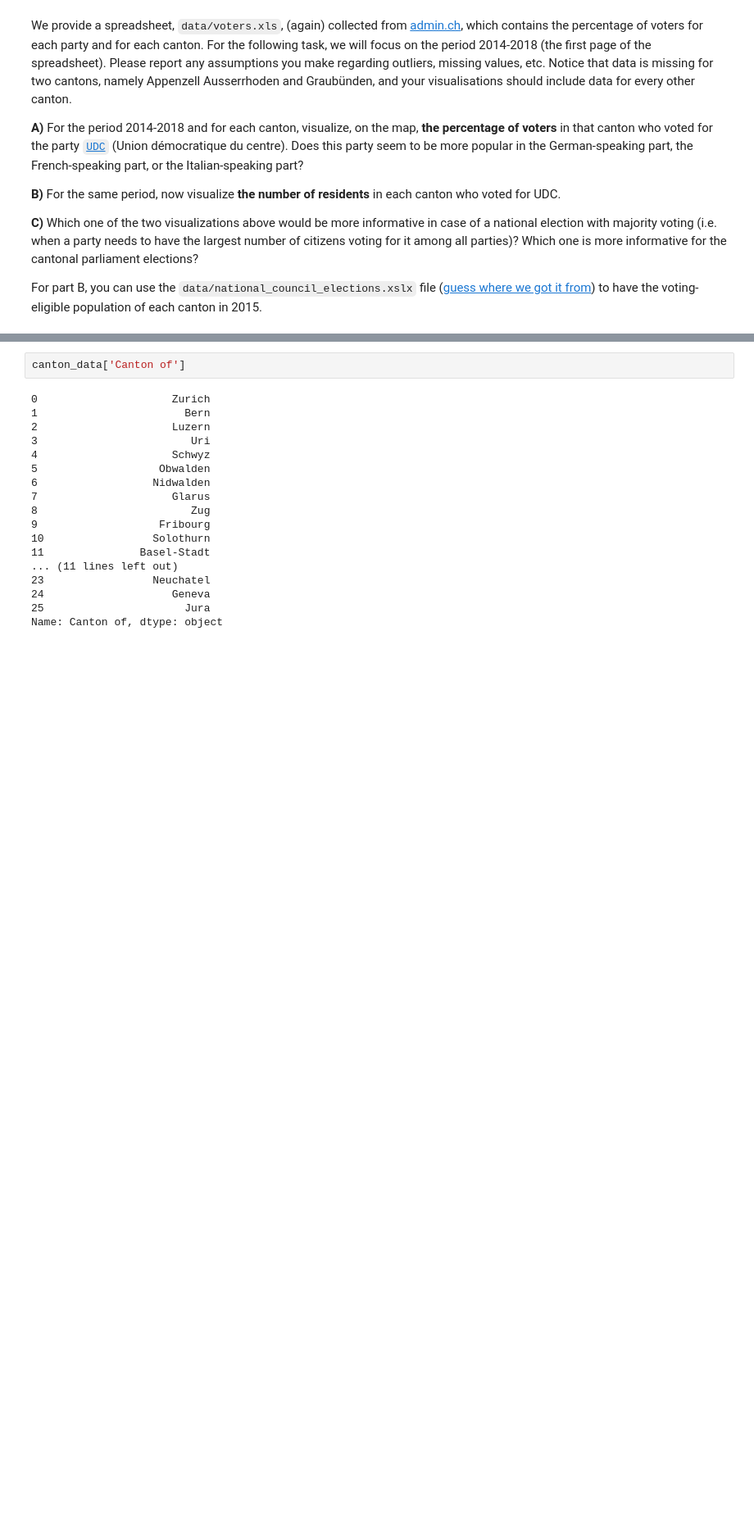
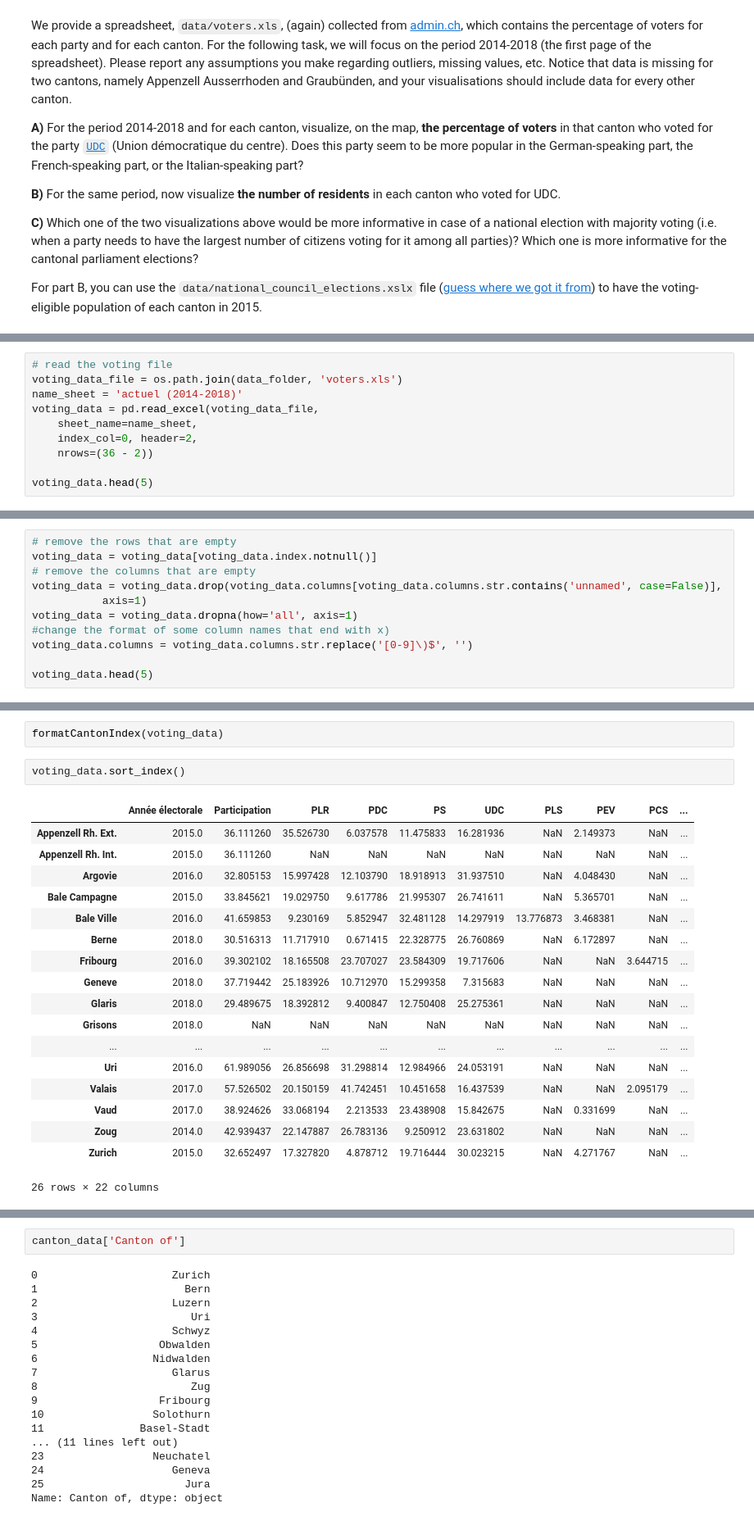
Before and after one commit to kareen2707/Folium, a Jupyter notebook: HW2_main.ipynb, the cells around one changed output, grey strips where cells are left out. Shown: that part at 82% size. Saved outputs shown, nothing was run; the diff lists cells and outputs as text; blank space fills up the shorter version.

```diff
--- a/HW2_main.ipynb
+++ b/HW2_main.ipynb
@@ -314,0 +238,10 @@ voting_data.index.tolist()
+# %%
+# read the voting file
+voting_data_file = os.path.join(data_folder, 'voters.xls')
+name_sheet = 'actuel (2014-2018)'
+voting_data = pd.read_excel(voting_data_file,
+    sheet_name=name_sheet,
+    index_col=0, header=2,
+    nrows=(36 - 2))
+
+voting_data.head(5)
@@ -314,0 +256,11 @@ voting_data.index.tolist()
+# %%
+# remove the rows that are empty
+voting_data = voting_data[voting_data.index.notnull()]
+# remove the columns that are empty
+voting_data = voting_data.drop(voting_data.columns[voting_data.columns.str.contains('unnamed', case=False)],
+           axis=1)
+voting_data = voting_data.dropna(how='all', axis=1)
+#change the format of some column names that end with x)
+voting_data.columns = voting_data.columns.str.replace('[0-9]\)$', '')
+
+voting_data.head(5)
@@ -314,0 +284,23 @@ voting_data.index.tolist()
+# %%
+formatCantonIndex(voting_data)
+# %%
+voting_data.sort_index()
+# %% [output]
+|  | Année électorale | Participation | PLR | PDC | PS | UDC | PLS | PEV | PCS | ... |
+| Appenzell Rh. Ext. | 2015.0 | 36.111260 | 35.526730 | 6.037578 | 11.475833 | 16.281936 | NaN | 2.149373 | NaN | ... |
+| Appenzell Rh. Int. | 2015.0 | 36.111260 | NaN | NaN | NaN | NaN | NaN | NaN | NaN | ... |
+| Argovie | 2016.0 | 32.805153 | 15.997428 | 12.103790 | 18.918913 | 31.937510 | NaN | 4.048430 | NaN | ... |
+| Bale Campagne | 2015.0 | 33.845621 | 19.029750 | 9.617786 | 21.995307 | 26.741611 | NaN | 5.365701 | NaN | ... |
+| Bale Ville | 2016.0 | 41.659853 | 9.230169 | 5.852947 | 32.481128 | 14.297919 | 13.776873 | 3.468381 | NaN | ... |
+| Berne | 2018.0 | 30.516313 | 11.717910 | 0.671415 | 22.328775 | 26.760869 | NaN | 6.172897 | NaN | ... |
+| Fribourg | 2016.0 | 39.302102 | 18.165508 | 23.707027 | 23.584309 | 19.717606 | NaN | NaN | 3.644715 | ... |
+| Geneve | 2018.0 | 37.719442 | 25.183926 | 10.712970 | 15.299358 | 7.315683 | NaN | NaN | NaN | ... |
+| Glaris | 2018.0 | 29.489675 | 18.392812 | 9.400847 | 12.750408 | 25.275361 | NaN | NaN | NaN | ... |
+| Grisons | 2018.0 | NaN | NaN | NaN | NaN | NaN | NaN | NaN | NaN | ... |
+| ... | ... | ... | ... | ... | ... | ... | ... | ... | ... | ... |
+| Uri | 2016.0 | 61.989056 | 26.856698 | 31.298814 | 12.984966 | 24.053191 | NaN | NaN | NaN | ... |
+| Valais | 2017.0 | 57.526502 | 20.150159 | 41.742451 | 10.451658 | 16.437539 | NaN | NaN | 2.095179 | ... |
+| Vaud | 2017.0 | 38.924626 | 33.068194 | 2.213533 | 23.438908 | 15.842675 | NaN | 0.331699 | NaN | ... |
+| Zoug | 2014.0 | 42.939437 | 22.147887 | 26.783136 | 9.250912 | 23.631802 | NaN | NaN | NaN | ... |
+| Zurich | 2015.0 | 32.652497 | 17.327820 | 4.878712 | 19.716444 | 30.023215 | NaN | 4.271767 | NaN | ... |
+26 rows × 22 columns
```
Also changed, not shown: parts of 21 cells of this notebook, 4 other files.
